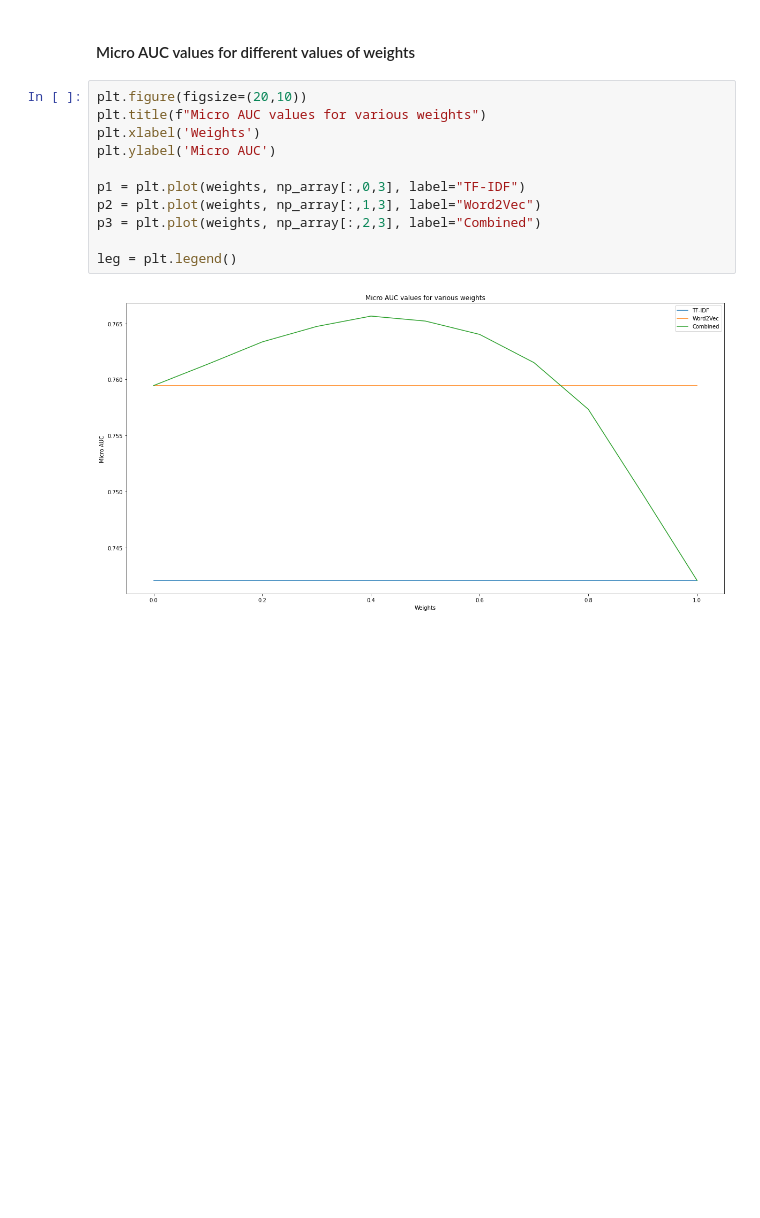
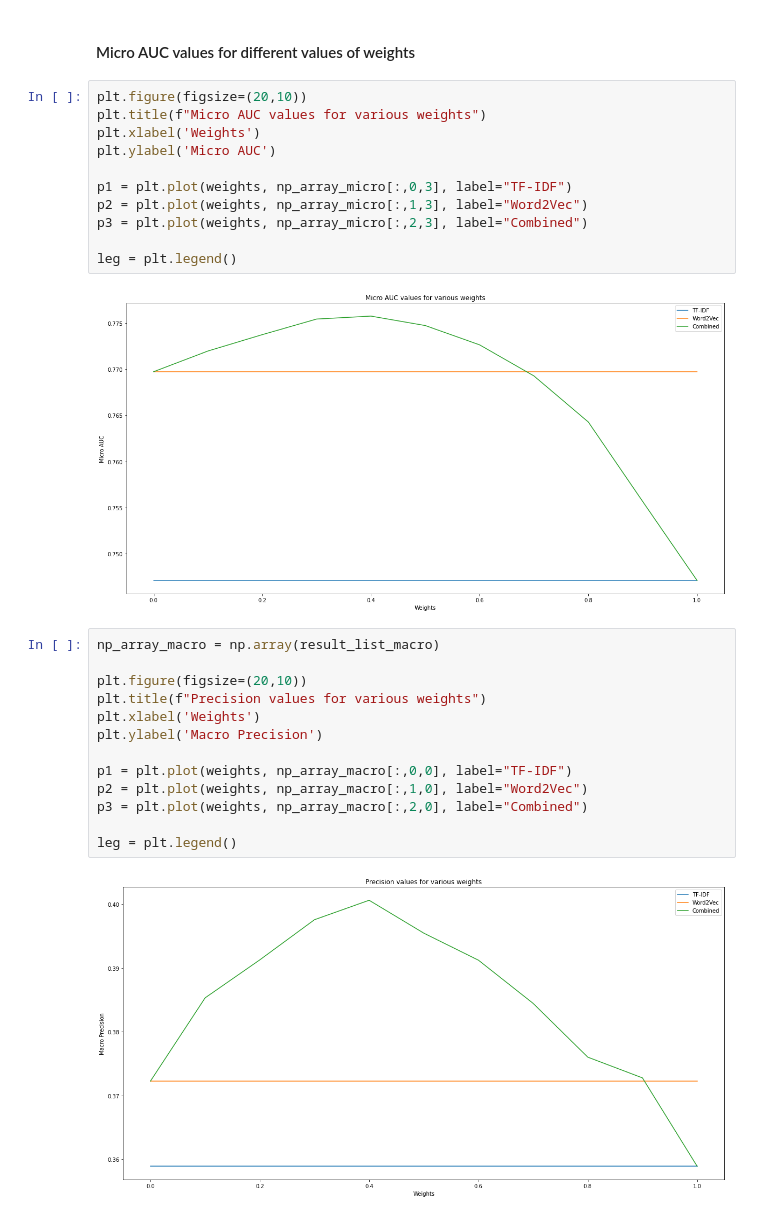
Before and after one commit to ratanbajpai/disease_prediction_using_bilstm, a Jupyter notebook: source/05_bilstm_training_v2.ipynb, the cells around one changed output. Drawn from its saved outputs; the diff is of its cells as text; blank space fills up the shorter version.

```diff
--- a/source/05_bilstm_training_v2.ipynb
+++ b/source/05_bilstm_training_v2.ipynb
@@ -822,10 +857,25 @@ plt.title(f"Micro AUC values for various weights")
 plt.xlabel('Weights')
 plt.ylabel('Micro AUC')
 
-p1 = plt.plot(weights, np_array[:,0,3], label="TF-IDF")
-p2 = plt.plot(weights, np_array[:,1,3], label="Word2Vec")
-p3 = plt.plot(weights, np_array[:,2,3], label="Combined")
+p1 = plt.plot(weights, np_array_micro[:,0,3], label="TF-IDF")
+p2 = plt.plot(weights, np_array_micro[:,1,3], label="Word2Vec")
+p3 = plt.plot(weights, np_array_micro[:,2,3], label="Combined")
 
 leg = plt.legend()
 # %% [output]
-[figure, old version]
+[figure, new version]
+# %%
+np_array_macro = np.array(result_list_macro)
+
+plt.figure(figsize=(20,10))
+plt.title(f"Precision values for various weights")
+plt.xlabel('Weights')
+plt.ylabel('Macro Precision')
+
+p1 = plt.plot(weights, np_array_macro[:,0,0], label="TF-IDF")
+p2 = plt.plot(weights, np_array_macro[:,1,0], label="Word2Vec")
+p3 = plt.plot(weights, np_array_macro[:,2,0], label="Combined")
+
+leg = plt.legend()
+# %% [output]
+[figure, added]
```
Also changed, not shown: parts of 14 cells of this notebook.
